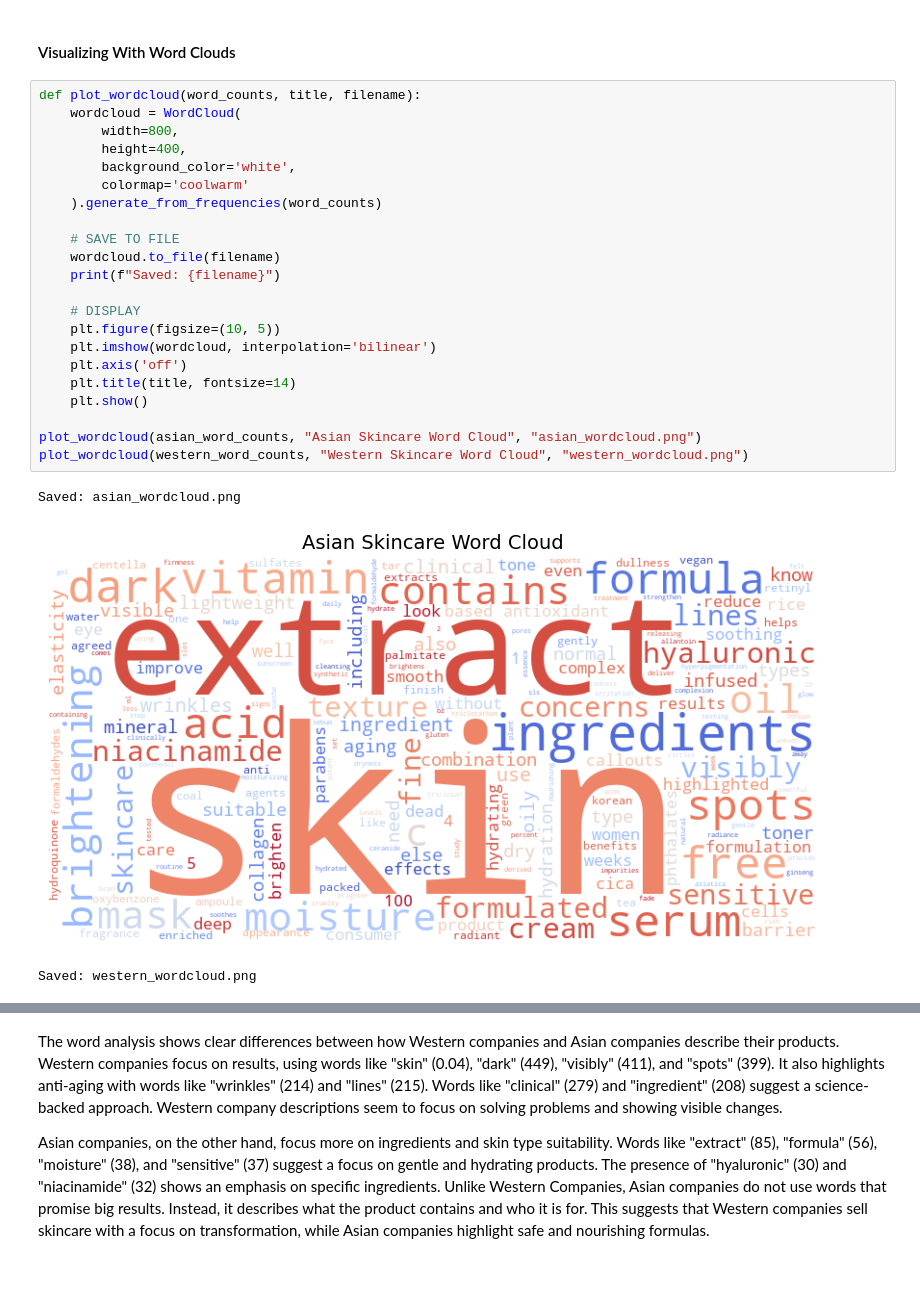
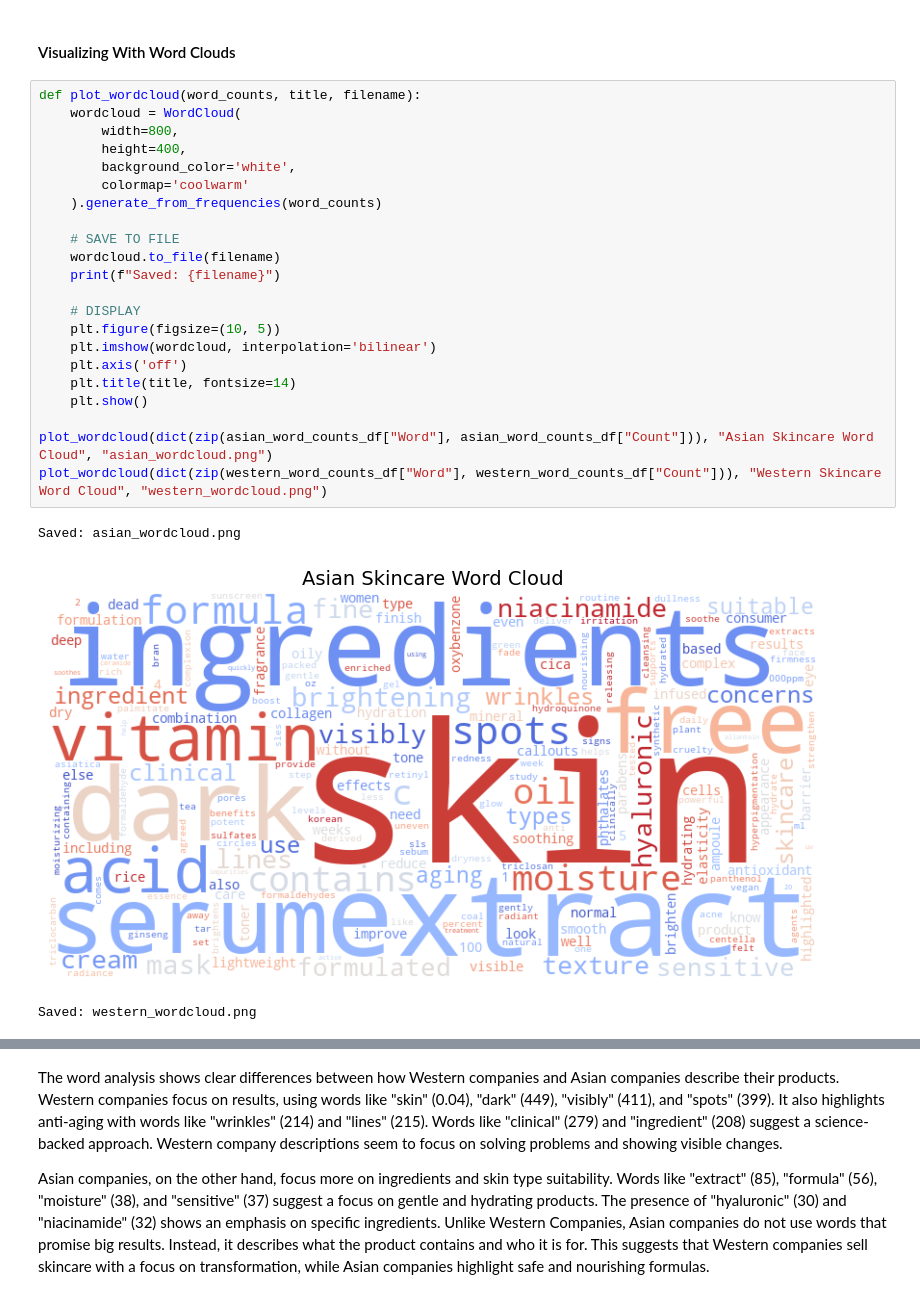
Before and after one commit to tanvividyala/hype-vs-hyperpigmentation, a Jupyter notebook: FinalProject_Group138_WI25.ipynb, the cells around one changed output, grey strips where cells are left out. Drawn from its saved outputs; the diff is of its cells as text.

```diff
--- a/FinalProject_Group138_WI25.ipynb
+++ b/FinalProject_Group138_WI25.ipynb
@@ -918,26 +912,26 @@ interactive(children=(IntSlider(value=10, description='top_n', max=50, min=1), O
 # %%
 def plot_wordcloud(word_counts, title, filename):
     wordcloud = WordCloud(
         width=800,
         height=400,
         background_color='white',
         colormap='coolwarm'
     ).generate_from_frequencies(word_counts)
 
     # SAVE TO FILE
     wordcloud.to_file(filename)
     print(f"Saved: {filename}")
 
     # DISPLAY
     plt.figure(figsize=(10, 5))
     plt.imshow(wordcloud, interpolation='bilinear')
     plt.axis('off')
     plt.title(title, fontsize=14)
     plt.show()
 
-plot_wordcloud(asian_word_counts, "Asian Skincare Word Cloud", "asian_wordcloud.png")
-plot_wordcloud(western_word_counts, "Western Skincare Word Cloud", "western_wordcloud.png")
+plot_wordcloud(dict(zip(asian_word_counts_df["Word"], asian_word_counts_df["Count"])), "Asian Skincare Word Cloud", "asian_wordcloud.png")
+plot_wordcloud(dict(zip(western_word_counts_df["Word"], western_word_counts_df["Count"])), "Western Skincare Word Cloud", "western_wordcloud.png")
 # %% [output]
 Saved: asian_wordcloud.png
-[figure, old version]
+[figure, new version]
 Saved: western_wordcloud.png
```
Also changed, not shown: parts of 14 cells of this notebook, 10 other files.
